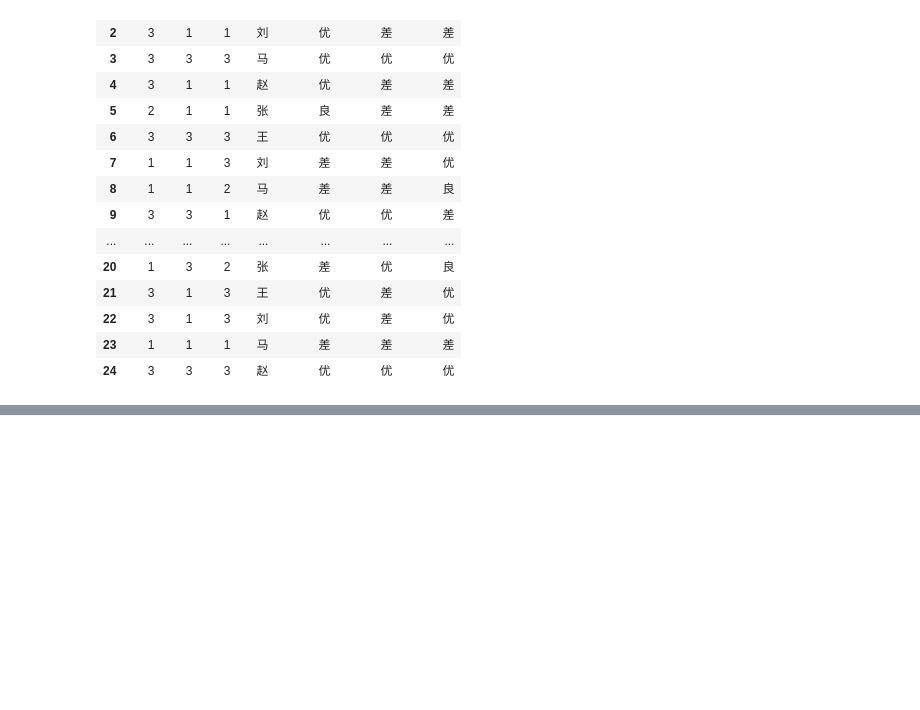
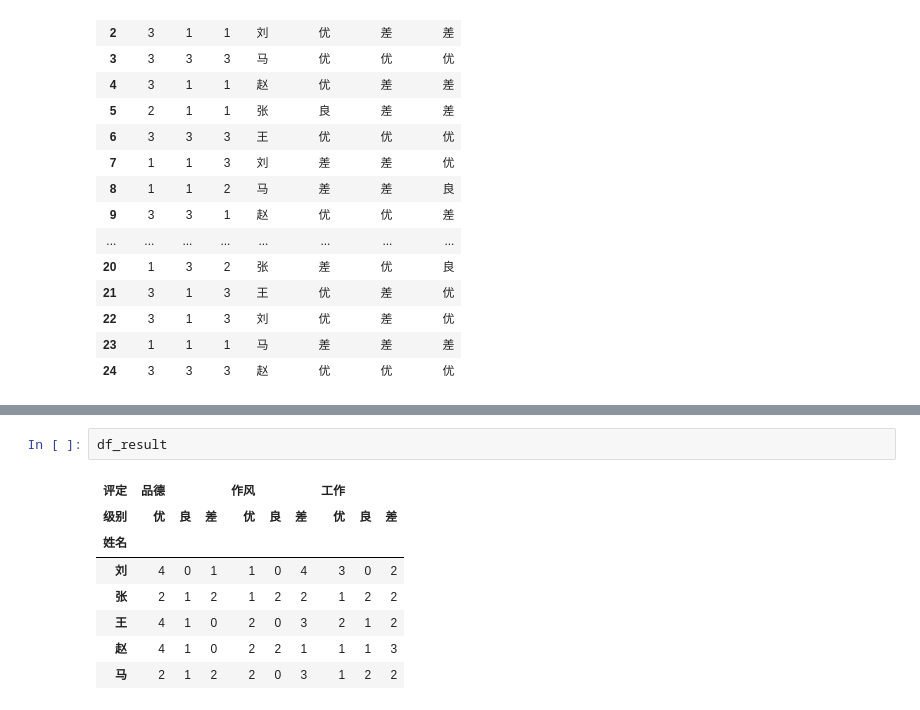
Before and after one commit to cuixiaozeng/vote, a Jupyter notebook: vote.ipynb, the cells around one changed output, grey strips where cells are left out. Drawn from its saved outputs; the diff is of its cells as text; blank space fills up the shorter version.

```diff
--- a/vote.ipynb
+++ b/vote.ipynb
@@ -78,0 +90,11 @@ result_to_plot(j)
+# %%
+df_result
+# %% [output]
+| 评定 | 品德 |  |  | 作风 |  |  | 工作 |  |  |
+| 级别 | 优 | 良 | 差 | 优 | 良 | 差 | 优 | 良 | 差 |
+| 姓名 |  |  |  |  |  |  |  |  |  |
+| 刘 | 4 | 0 | 1 | 1 | 0 | 4 | 3 | 0 | 2 |
+| 张 | 2 | 1 | 2 | 1 | 2 | 2 | 1 | 2 | 2 |
+| 王 | 4 | 1 | 0 | 2 | 0 | 3 | 2 | 1 | 2 |
+| 赵 | 4 | 1 | 0 | 2 | 2 | 1 | 1 | 1 | 3 |
+| 马 | 2 | 1 | 2 | 2 | 0 | 3 | 1 | 2 | 2 |
```
Also changed, not shown: parts of 10 cells of this notebook.
